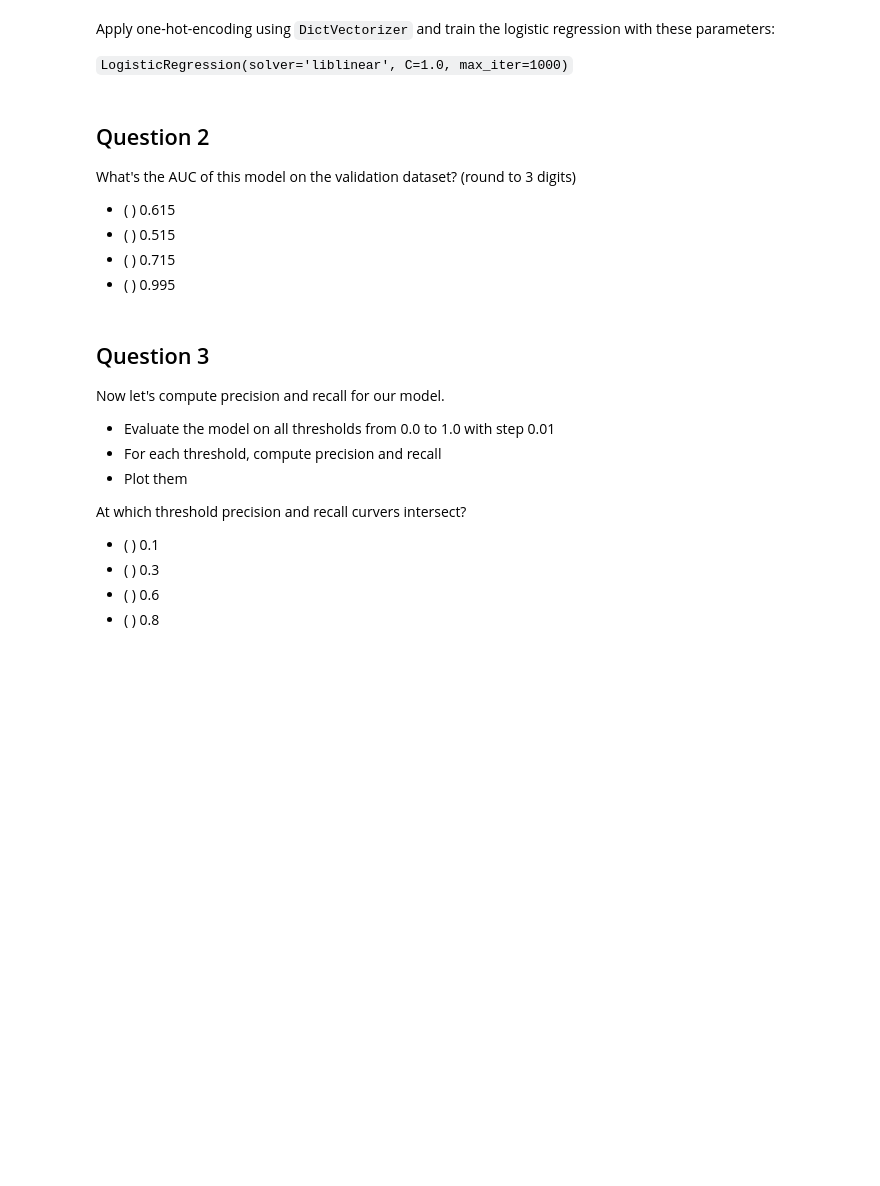
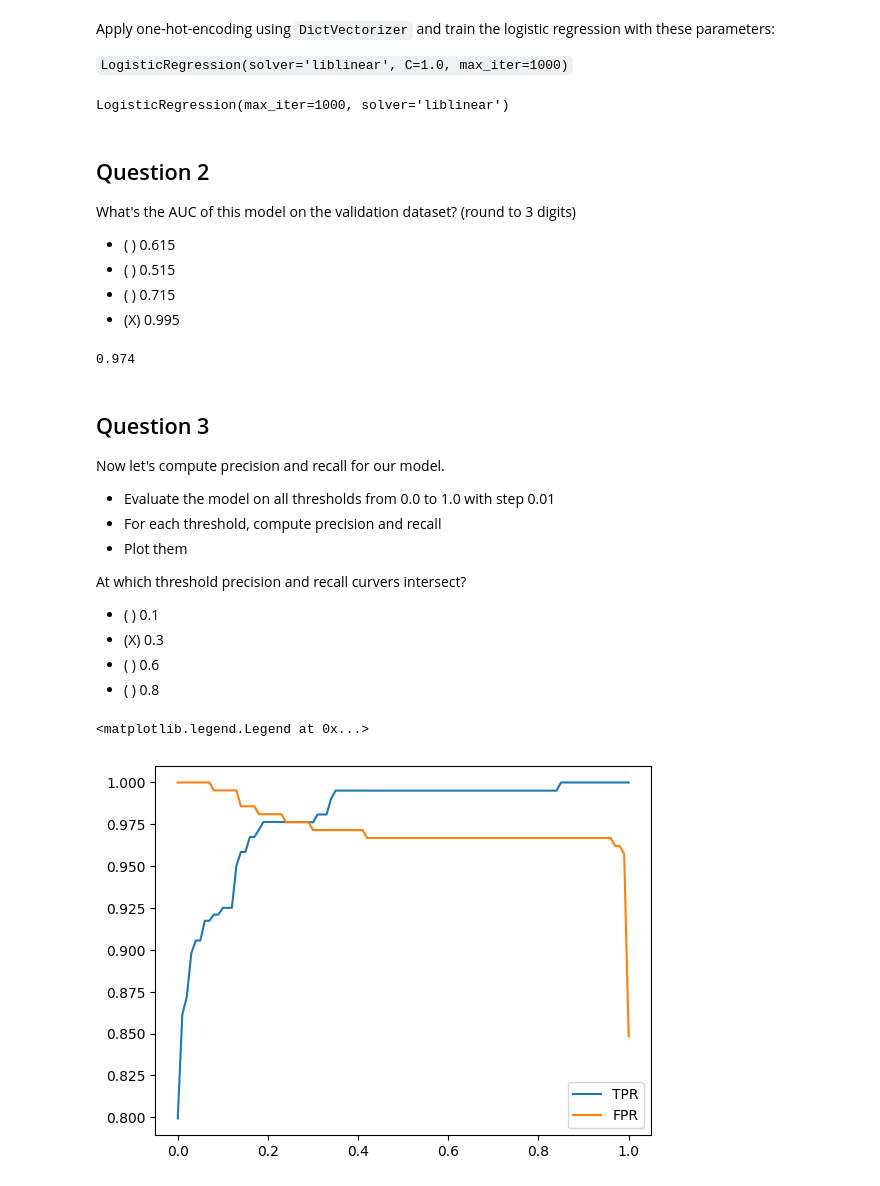
Before and after one commit to jvscursulim/mlzoomcamp2022_jvscursulim, a Jupyter notebook: 04-evaluation/homework/homework04.ipynb, the cells around one changed output. Saved outputs shown, nothing was run; the diff lists cells and outputs as text; code cells hidden in the pictures; blank space fills up the shorter version.

```diff
--- a/04-evaluation/homework/homework04.ipynb
+++ b/04-evaluation/homework/homework04.ipynb
@@ -123,3 +138,13 @@ Apply one-hot-encoding using `DictVectorizer` and train the logistic regression
+# %%
+train_dict = X_train.to_dict(orient="records")
+val_dict = X_val.to_dict(orient="records")
+dv = DictVectorizer(sparse=False)
+X_train = dv.fit_transform(train_dict)
+X_val = dv.transform(val_dict)
+# %%
+model.fit(X_train, y_train)
+# %% [output]
+LogisticRegression(max_iter=1000, solver='liblinear')
 # %% [markdown]
 ## Question 2
 
@@ -128,7 +153,13 @@ What's the AUC of this model on the validation dataset? (round to 3 digits)
 * ( ) 0.615
 * ( ) 0.515
 * ( ) 0.715
-* ( ) 0.995
+* (X) 0.995
+# %%
+y_pred = model.predict(X=X_val)
+fpr, tpr, thresholds = roc_curve(y_val.values, y_pred)
+auc(fpr, tpr).round(3)
+# %% [output]
+0.974
 # %% [markdown]
 ## Question 3
 
@@ -141,6 +172,40 @@ Now let's compute precision and recall for our model.
 At which threshold precision and recall curvers intersect?
 
 * ( ) 0.1
-* ( ) 0.3
+* (X) 0.3
 * ( ) 0.6
 * ( ) 0.8
+# %%
+y_pred = model.predict_proba(X=X_val)[:, 1]
+scores = []
+thresholds = np.linspace(0, 1, 101)
+
+for t in thresholds:
+    actual_positive = (y_val == 1)
+    actual_negative = (y_val == 0)
+
+    predict_positive = (y_pred >= t)
+    predict_negative = (y_pred < t)
+
+    tp = (predict_positive & actual_positive).sum()
+    tn = (predict_negative & actual_negative).sum()
+
+    fp = (predict_positive & actual_negative).sum()
+    fn = (predict_negative & actual_positive).sum()
+
+    scores.append((t, tp, fp, fn, tn))
+# %%
+columns = ['threshold', 'tp', 'fp', 'fn', 'tn']
+df_scores = pd.DataFrame(scores, columns=columns)
+
+df_scores['p'] = df_scores.tp / (df_scores.tp + df_scores.fp)
+df_scores['r'] = df_scores.tp / (df_scores.tp + df_scores.fn)
+df_scores['tpr'] = df_scores.tp / (df_scores.tp + df_scores.fn)
+df_scores['fpr'] = df_scores.fp / (df_scores.fp + df_scores.tn)
+# %%
+plt.plot(df_scores.threshold, df_scores['p'], label='TPR')
+plt.plot(df_scores.threshold, df_scores['r'], label='FPR')
+plt.legend()
+# %% [output]
+<matplotlib.legend.Legend at 0x...>
+[figure, added]
```
Also changed, not shown: parts of 21 cells of this notebook.
